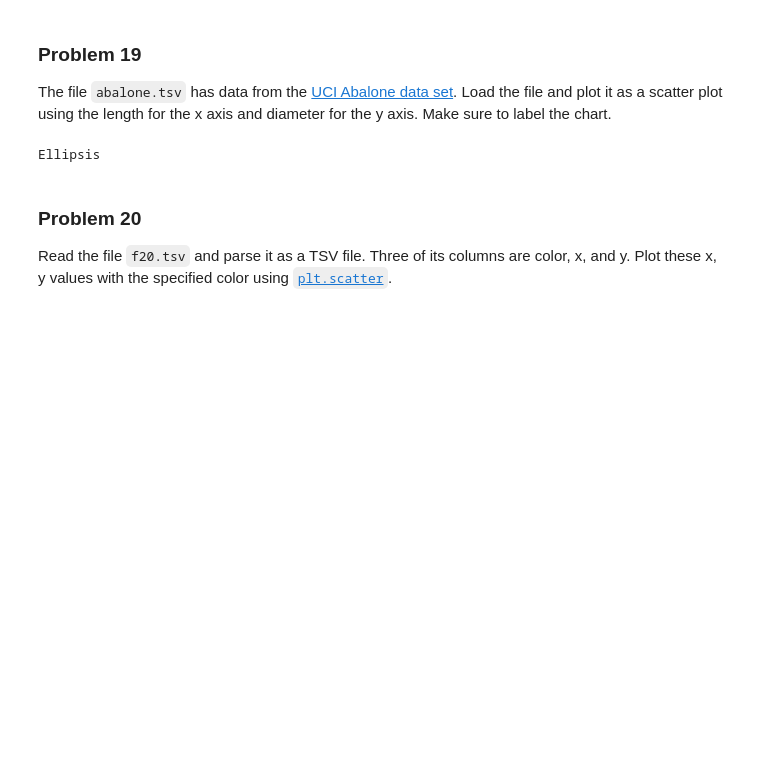
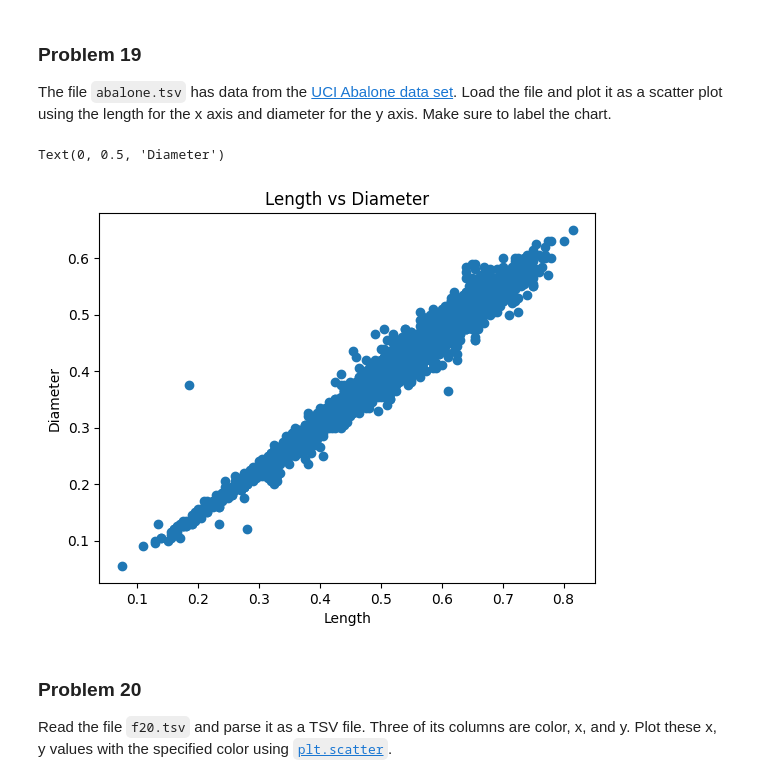
Before and after one commit to nikhil-bu/dx602-homework-05, a Jupyter notebook: homework.ipynb, the cells around one changed output. Cells and saved outputs as stored; diff of their text form; code cells hidden in the pictures; blank space fills up the shorter version.

```diff
--- a/homework.ipynb
+++ b/homework.ipynb
@@ -535,12 +535,28 @@ for i, (animal, (ages, weights)) in enumerate(data.items(), start=1):
 The file `abalone.tsv` has data from the [UCI Abalone data set](https://archive.ics.uci.edu/dataset/1/abalone).
 Load the file and plot it as a scatter plot using the length for the x axis and diameter for the y axis.
 Make sure to label the chart.
-# %%
-# YOUR CHANGES HERE
-
-...
-# %% [output]
-Ellipsis
+# %%
+# YOUR CHANGES HERE
+
+lengths = []
+diameters = []
+
+with open("abalone.tsv", "r") as f:
+    lines = f.readlines()[1:]  # skip header
+    for line in lines:
+        fields = line.strip().split('\t')
+        length = float(fields[1])    # Length column
+        diameter = float(fields[2])  # Diameter column
+        lengths.append(length)
+        diameters.append(diameter)
+
+plt.scatter(lengths, diameters)
+plt.title("Length vs Diameter")
+plt.xlabel("Length")
+plt.ylabel("Diameter")
+# %% [output]
+Text(0, 0.5, 'Diameter')
+[figure, added]
 # %% [markdown]
 ### Problem 20
 
```
